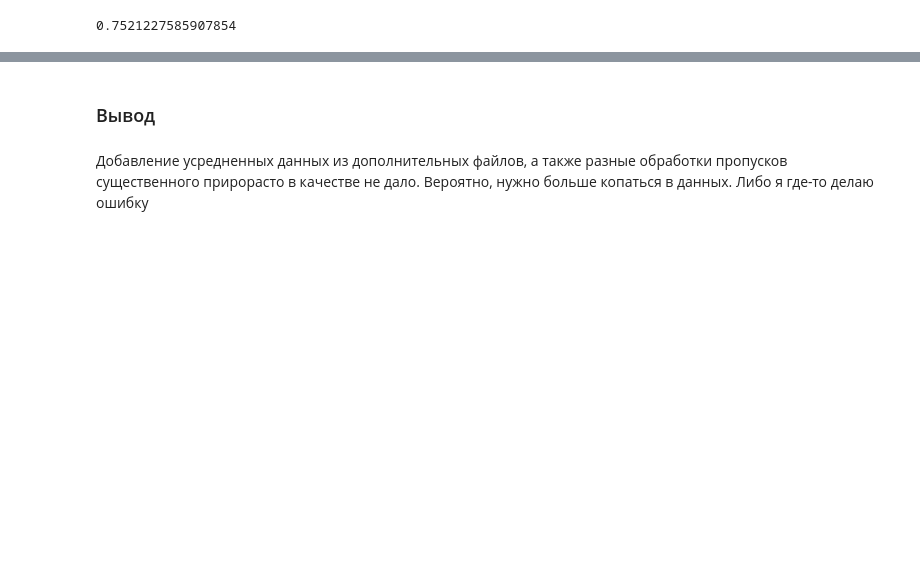
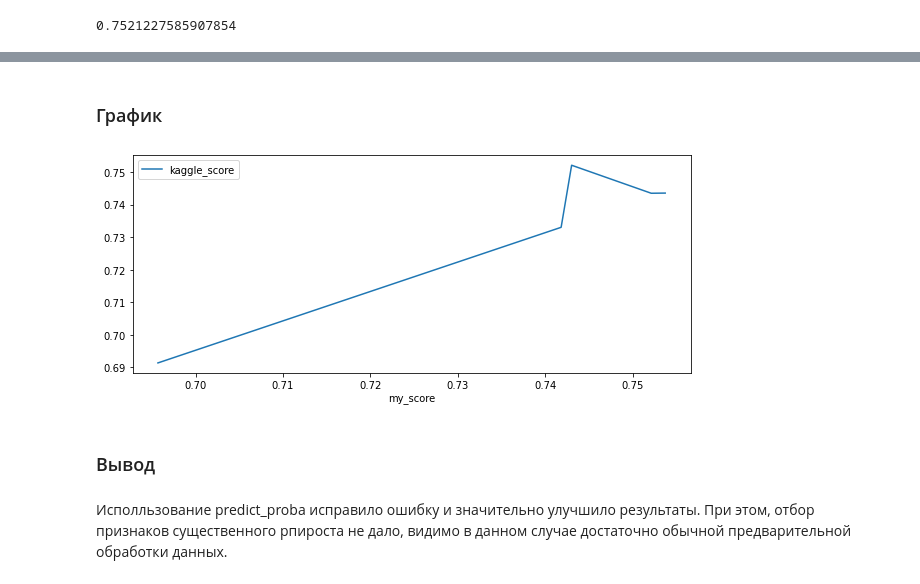
Before and after one commit to AnneKsatn/ML2020, a Jupyter notebook: Lab #2/last_model.ipynb, the cells around one changed output, grey strips where cells are left out. Cells and saved outputs as stored; diff of their text form; code cells hidden in the pictures; blank space fills up the shorter version.

```diff
--- a/Lab #2/last_model.ipynb
+++ b/Lab #2/last_model.ipynb
@@ -207,6 +207,17 @@ result['TARGET'] = (out_2['TARGET'] + out_4['TARGET']) / 2
 # %%
 result.to_csv('out_mix.csv', index=False, header=True)
+# %% [markdown]
+### График
+# %%
+my_score = [0.6957, 0.7418, 0.7430, 0.7521, 0.7537]
+kaggle_score= [0.69140, 0.73304, 0.7521, 0.7435, 0.74355]
+# %%
+gr = pd.DataFrame({'my_score': my_score,'kaggle_score': kaggle_score})
+# %%
+gr.plot(x = 'my_score', y = 'kaggle_score', figsize=(10,4));
+# %% [output]
+[figure, added]
 # %% [markdown]
 ### Вывод
-# %% [markdown]
-Добавление усредненных данных из дополнительных файлов, а также разные обработки пропусков существенного прирорасто в качестве не дало. Вероятно, нужно больше копаться в данных. Либо я где-то делаю ошибку
+# %% [markdown]
+Исполльзование predict_proba исправило ошибку и значительно улучшило результаты. При этом, отбор признаков существенного рпироста не дало, видимо в данном случае достаточно обычной предварительной обработки данных.
```
Also changed, not shown: parts of 5 cells of this notebook, 2 other files.
